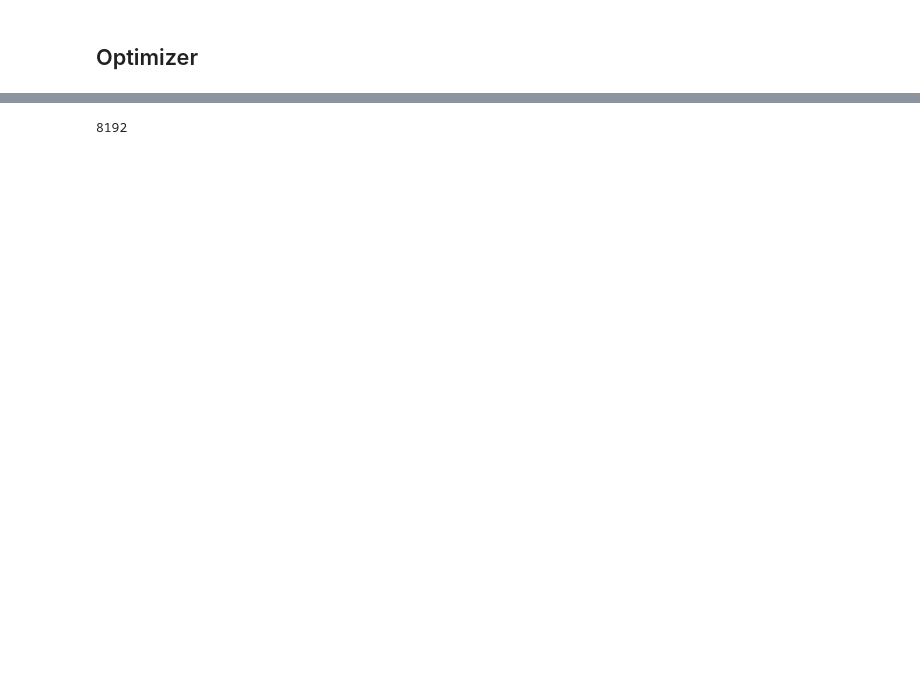
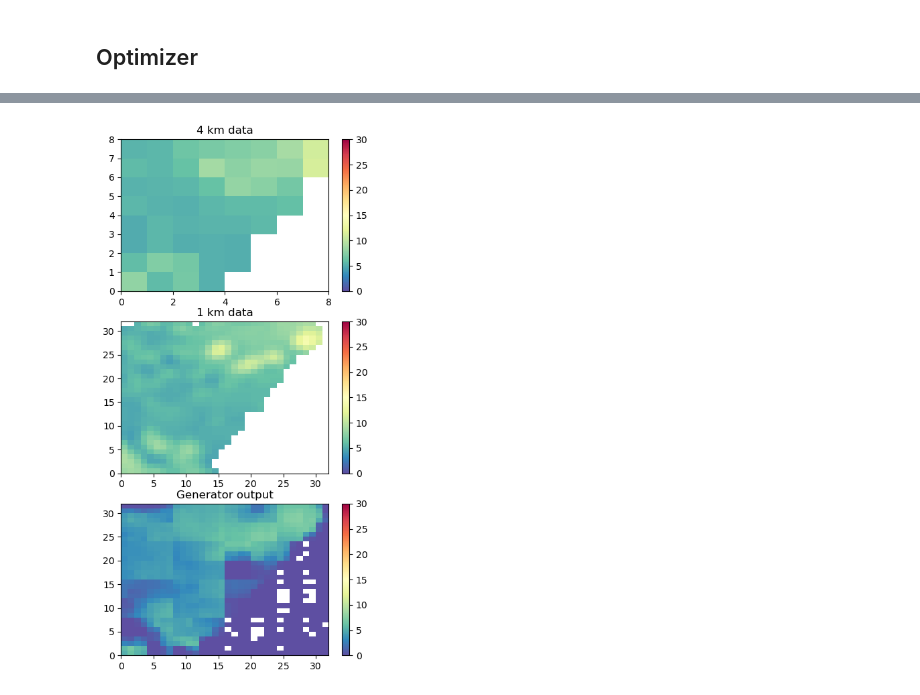
Before and after one commit to rcjackson/earnest, a Jupyter notebook: notebooks/WGAN_downscaling.ipynb, the cells around one changed output, grey strips where cells are left out. Cells and saved outputs as stored; diff of their text form; code cells hidden in the pictures; blank space fills up the shorter version.

```diff
--- a/notebooks/WGAN_downscaling.ipynb
+++ b/notebooks/WGAN_downscaling.ipynb
@@ -354,7 +356,7 @@ def get_gradient(crit, real, fake, epsilon):
     )[0]
     return gradient
 # %%
-n_epochs = 100
+n_epochs = 400
 cur_step = 0
 total_steps = 0
 start_time = time.time()
@@ -370,7 +372,7 @@ c_lambda = 10
 crit_repeats = 5
 display_step = 50
 
-for epoch in range(n_epochs):
+for epoch in range(200, n_epochs):
     cur_step = 0
     start = time.time()
     gen.train()
@@ -425,7 +427,10 @@ for epoch in range(n_epochs):
         print_val += f"Epoch_Run_Time: {(time.time()-start):.6f}\t"
         print_val += f"Loss_C : {mean_iteration_critic_loss:.6f}\t"
         print_val += f"Loss_G : {gen_loss:.6f}\t"
+    if epoch % 10 == 0 and epoch > 0:
+        torch.save(gen, f'generator{epoch}.pth')
+        torch.save(crit, f'critic{epoch}.pth')
+        #plot_image(1580, epoch)
     print(print_val, end='\r',flush = True)
     #plot_image(3000)
-    plt.show()
 # %% [output]
@@ -433,5 +438,6 @@ Epoch: 2/100 Steps:196/196      Epoch_Run_Time: 12.723449       Loss_C : -194969
 # %%
-def plot_image(image_no):
+out_png_path = '/lcrc/group/earthscience/rjackson/Earnest/WGAN_tests/'
+def plot_image(image_no, epoch_no):
     gen_image = gen(x_train[image_no:image_no+1, :, :, :].to(device)).cpu().detach().numpy()
     fig, ax = plt.subplots(3, 1, figsize=(5,10))
     coarse = x_train[image_no, 0, :, :]
@@ -451,7 +457,10 @@ def plot_image(image_no):
                          vmin=0, vmax=30, cmap='Spectral_r')
     plt.colorbar(c)
     ax[2].set_title('Generator output')
+    fig.savefig(os.path.join(out_png_path, f'comparison{epoch_no}.png'), bbox_inches='tight')
 # %%
-plot_image(1590)
+plot_image(1580, 200)
+# %% [output]
+[figure, added]
 # %%
 torch.save(gen, 'generator.pth')
@@ -458,4 +468,17 @@ torch.save(gen, 'generator.pth')
 # %%
-64*2*8*8
+def compare_distributions():
+    gen_image = gen(x_train[:, :, :, :].to(device)).cpu().detach().numpy()
+    coarse = x_train[:, 0, :, :].squeeze()
+    coarse = np.where(coarse > 0, coarse, np.nan)*wind_max
+    fine = y_train[:, 0, :, :].squeeze()
+    fine = np.where(fine > 0, fine, np.nan)*wind_max
+    gen_image = np.where(gen_image[:, 0, :, :].squeeze() > 0.001, gen_image[:, 0, :, :].squeeze(), np.nan) * wind_max
+    fig, ax = plt.subplots(1, 1, figsize=(5, 5))
+    bins = np.arange(0, 40, 1.)
+    plt.hist(coarse.flatten(), bins=bins, histtype='step', density=True,linewidth=2, color='k', label='4 km grid')
+    plt.hist(fine.flatten(), bins=bins, histtype='step', density=True,linewidth=2, color='r', label='1 km grid')
+    plt.hist(gen_image.flatten(), bins=bins, histtype='step', density=True, linewidth=2, color='b', label='Generator')
+    plt.legend()
+    plt.yscale('log')
+    plt.ylabel('p.d.f. of wind speed')
+    plt.xlabel('Wind speed [m/s]')
-# %% [output]
-8192
```
Also changed, not shown: parts of 6 cells of this notebook, 2 other files.
